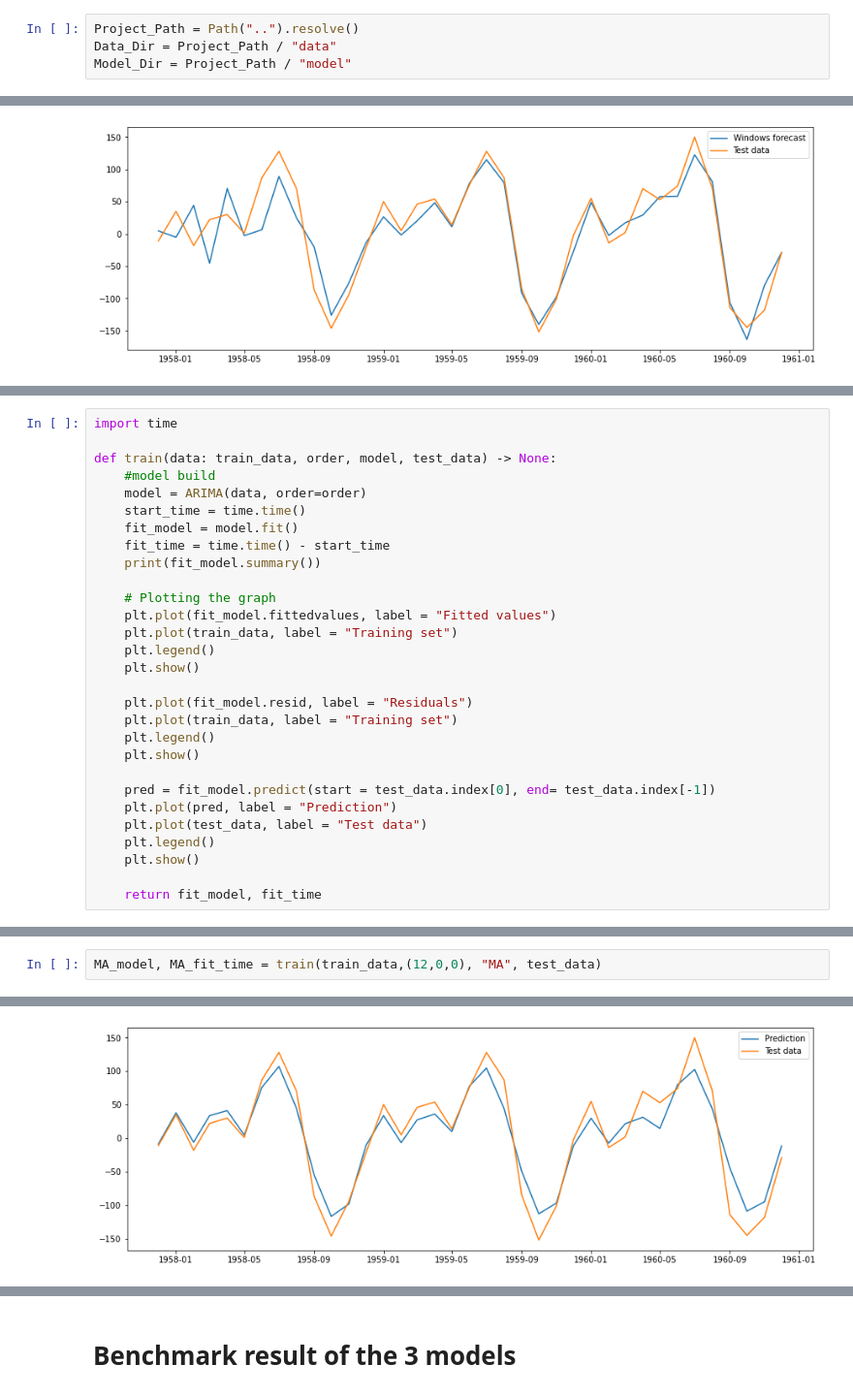
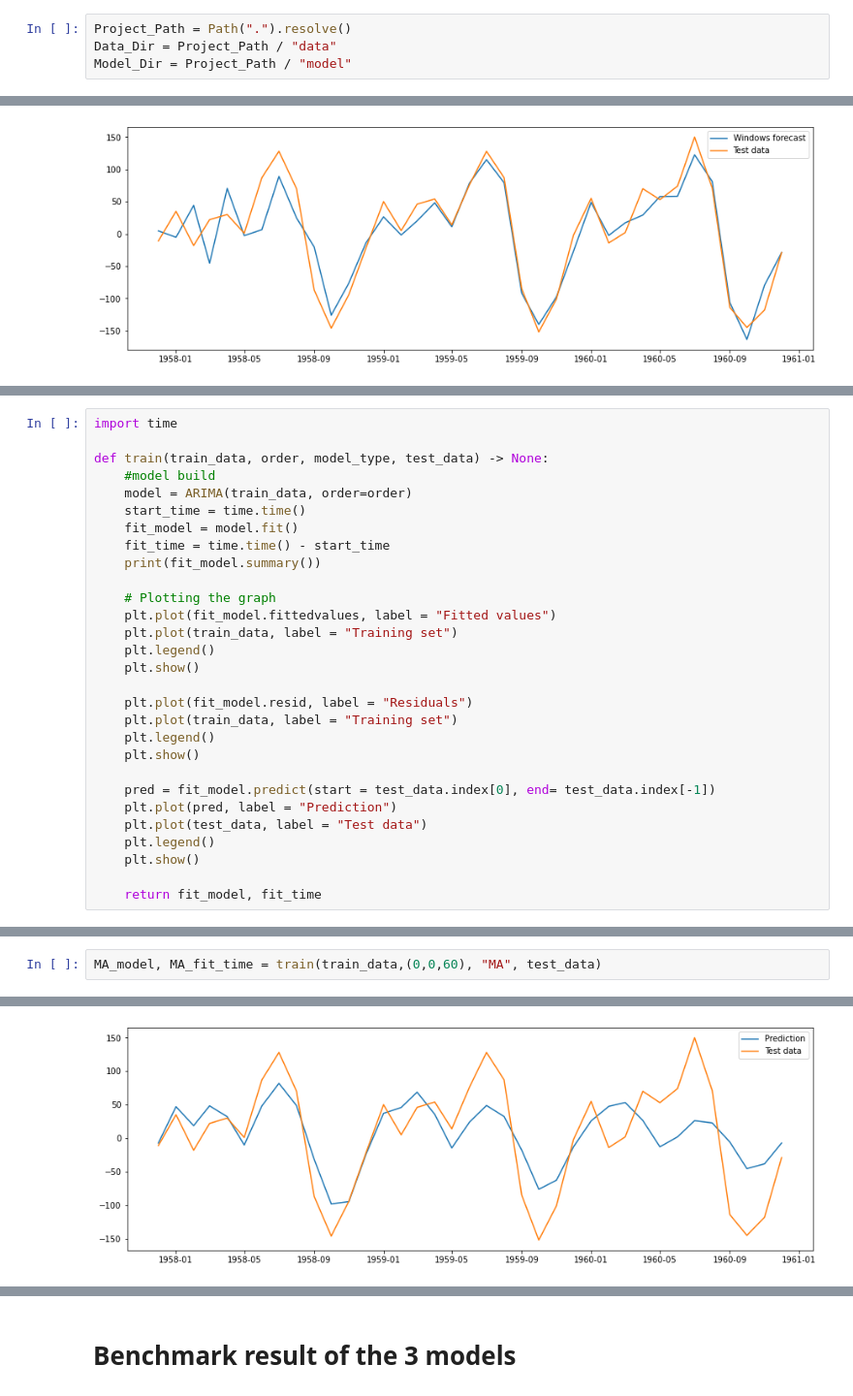
Before and after one commit to Pramod-Kumar808/time_series, a Jupyter notebook: notebook/Project_Notebook.ipynb, the cells around one changed output, grey strips where cells are left out. Shown at 97% size. Cells and saved outputs as stored; diff of their text form.

```diff
--- a/notebook/Project_Notebook.ipynb
+++ b/notebook/Project_Notebook.ipynb
@@ -40,7 +39,7 @@ plt.rcParams['figure.figsize'] = (15, 5)
 
 pd.set_option('display.max_columns', 20)
 # %%
-Project_Path = Path("..").resolve()
+Project_Path = Path(".").resolve()
 Data_Dir = Project_Path / "data"
 Model_Dir = Project_Path / "model"
 # %% [markdown]
@@ -389,9 +389,9 @@ plt.legend()
 # %%
 import time
 
-def train(data: train_data, order, model, test_data) -> None:
+def train(train_data, order, model_type, test_data) -> None:
     #model build
-    model = ARIMA(data, order=order)
+    model = ARIMA(train_data, order=order)
     start_time = time.time()
     fit_model = model.fit()
     fit_time = time.time() - start_time
@@ -418,5 +441,5 @@ def train(data: train_data, order, model, test_data) -> None:
 # %%
-MA_model, MA_fit_time = train(train_data,(12,0,0), "MA", test_data)
+MA_model, MA_fit_time = train(train_data,(0,0,60), "MA", test_data)
 # %% [output]
                                SARIMAX Results
 ==============================================================================
@@ -440 +463 @@ Warnings:
-[figure, old version]
+[figure, new version]
```
Also changed, not shown: parts of 19 cells of this notebook.
